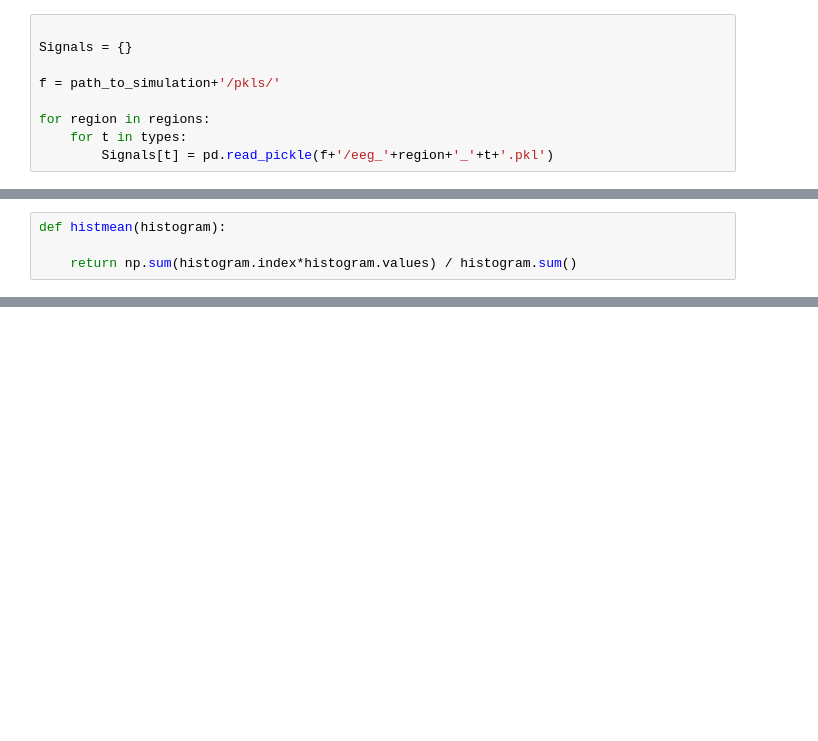
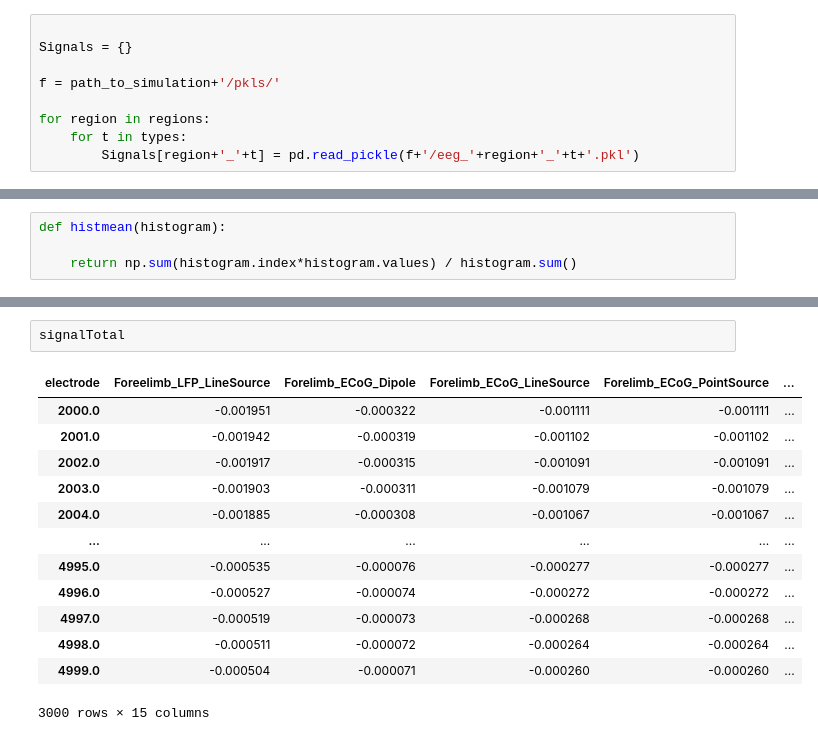
Before and after one commit to BlueBrain/BlueRecording, a Jupyter notebook: examples/SSCx/Analysis/3dAnalysis.ipynb, the cells around one changed output, grey strips where cells are left out. Drawn from its saved outputs; the diff is of its cells as text; blank space fills up the shorter version.

```diff
--- a/examples/SSCx/Analysis/3dAnalysis.ipynb
+++ b/examples/SSCx/Analysis/3dAnalysis.ipynb
@@ -81,4 +50,4 @@ f = path_to_simulation+'/pkls/'
 
 for region in regions:
     for t in types:
-        Signals[t] = pd.read_pickle(f+'/eeg_'+region+'_'+t+'.pkl')
+        Signals[region+'_'+t] = pd.read_pickle(f+'/eeg_'+region+'_'+t+'.pkl')
@@ -1161,0 +1304,16 @@ histmean(HFl_eeg[3])
+# %%
+signalTotal
+# %% [output]
+| electrode | Foreelimb_LFP_LineSource | Forelimb_ECoG_Dipole | Forelimb_ECoG_LineSource | Forelimb_ECoG_PointSource | ... |
+| 2000.0 | -0.001951 | -0.000322 | -0.001111 | -0.001111 | ... |
+| 2001.0 | -0.001942 | -0.000319 | -0.001102 | -0.001102 | ... |
+| 2002.0 | -0.001917 | -0.000315 | -0.001091 | -0.001091 | ... |
+| 2003.0 | -0.001903 | -0.000311 | -0.001079 | -0.001079 | ... |
+| 2004.0 | -0.001885 | -0.000308 | -0.001067 | -0.001067 | ... |
+| ... | ... | ... | ... | ... | ... |
+| 4995.0 | -0.000535 | -0.000076 | -0.000277 | -0.000277 | ... |
+| 4996.0 | -0.000527 | -0.000074 | -0.000272 | -0.000272 | ... |
+| 4997.0 | -0.000519 | -0.000073 | -0.000268 | -0.000268 | ... |
+| 4998.0 | -0.000511 | -0.000072 | -0.000264 | -0.000264 | ... |
+| 4999.0 | -0.000504 | -0.000071 | -0.000260 | -0.000260 | ... |
+3000 rows × 15 columns
```
Also changed, not shown: parts of 35 cells of this notebook, 1 other file.
